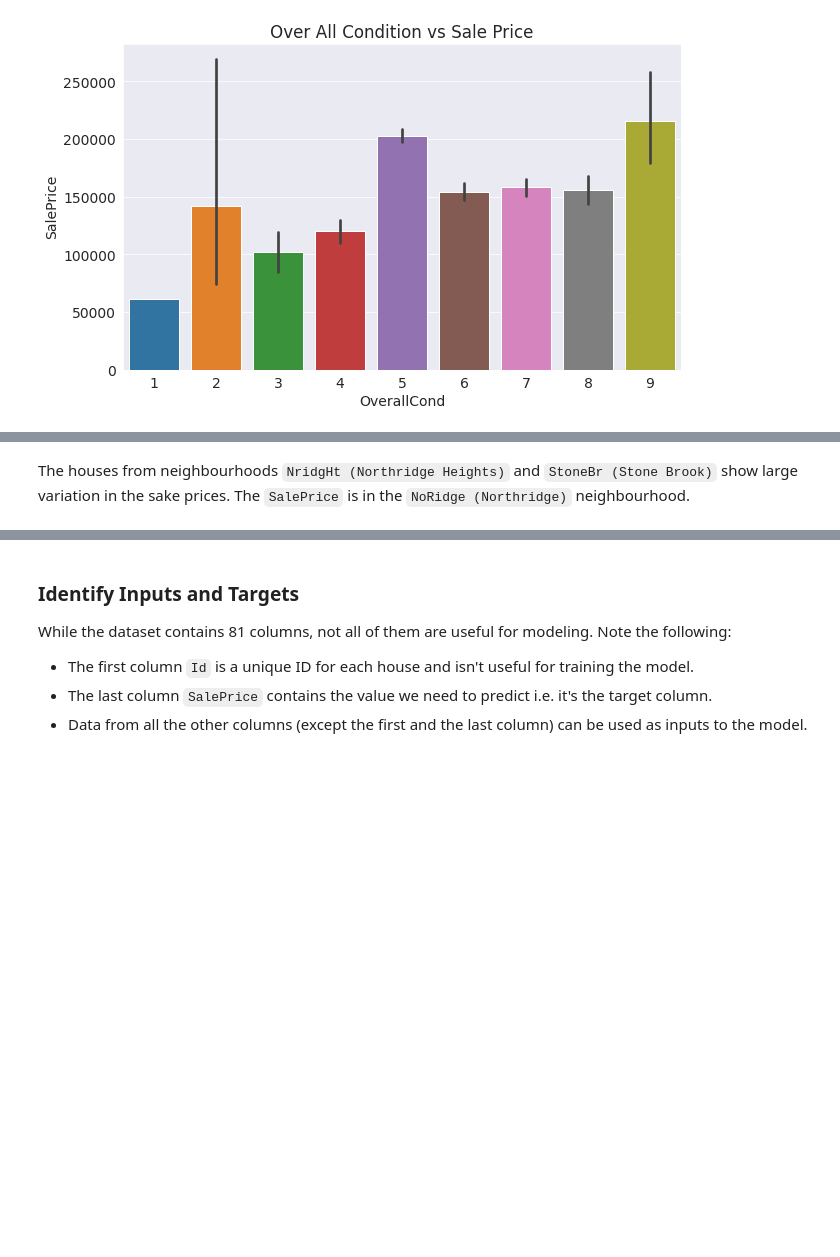
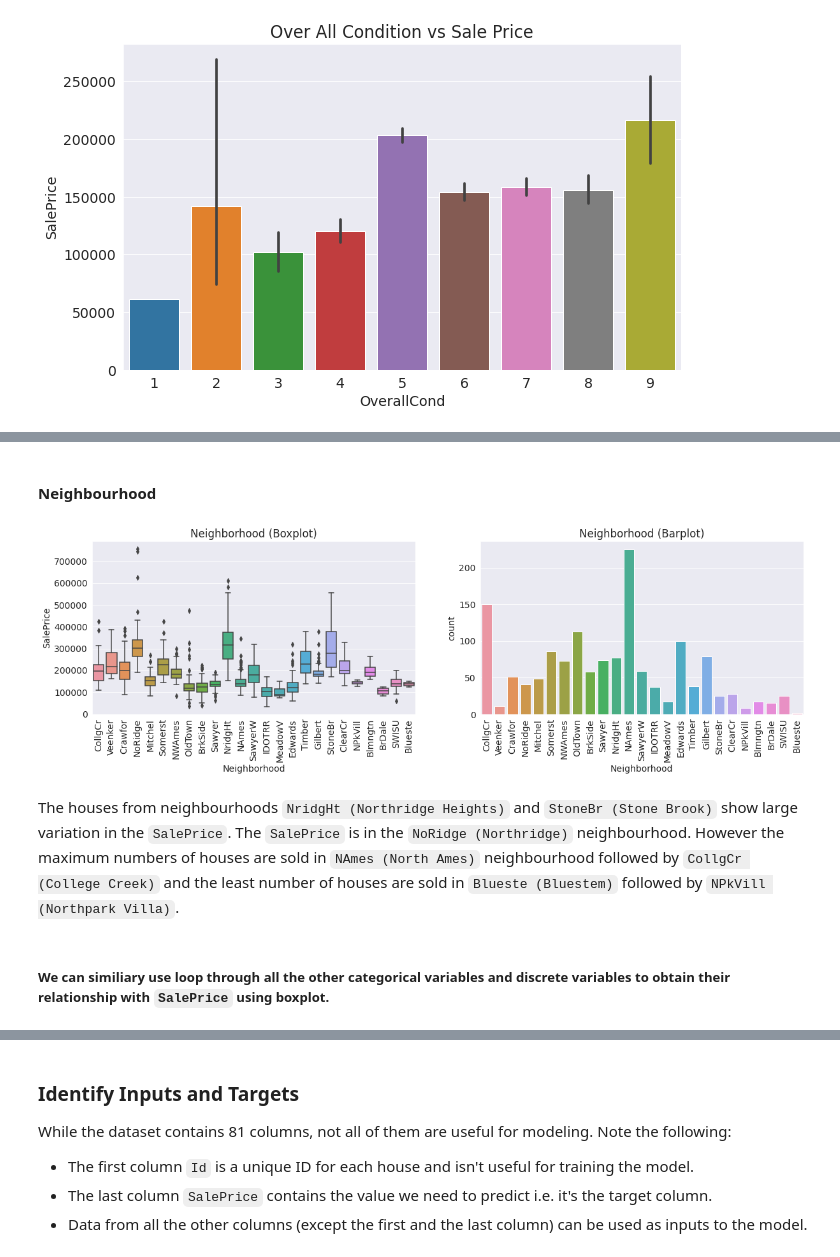
Before and after one commit to prasadposture/House-Prices---Advanced-Regression-Techniques, a Jupyter notebook: House Price Predictions.ipynb, the cells around one changed output, grey strips where cells are left out. Saved outputs shown, nothing was run; the diff lists cells and outputs as text; code cells hidden in the pictures; blank space fills up the shorter version.

```diff
--- a/House Price Predictions.ipynb
+++ b/House Price Predictions.ipynb
@@ -145,2 +144,16 @@ plt.title('Sales Price vs Neighbourhood');
+# %% [markdown]
+#### Neighbourhood
+# %%
+fig, axes = plt.subplots(1,2, figsize=(20, 5))
+axes[0].set_title('Neighborhood (Boxplot)')
+axes[0].set_xticklabels(labels=prices_df['Neighborhood'].unique().tolist(),rotation=90)
+sns.boxplot(y=prices_df['SalePrice'], x=prices_df['Neighborhood'], ax=axes[0])
+axes[1].set_title('Neighborhood (Barplot)')
+sns.countplot(x=prices_df['Neighborhood'], ax=axes[1])
+plt.xticks(rotation=90);
+# %% [output]
+[figure, added]
 # %% [markdown]
-The houses from neighbourhoods `NridgHt (Northridge Heights)` and `StoneBr (Stone Brook)` show large variation in the sake prices. The `SalePrice` is in the `NoRidge (Northridge)` neighbourhood.
+The houses from neighbourhoods `NridgHt (Northridge Heights)` and `StoneBr (Stone Brook)` show large variation in the `SalePrice`. The `SalePrice` is in the `NoRidge (Northridge)` neighbourhood. However the maximum numbers of houses are sold in `NAmes (North Ames)` neighbourhood followed by `CollgCr (College Creek)` and the least number of houses are sold in `Blueste (Bluestem)` followed by `NPkVill (Northpark Villa)`.
+# %% [markdown]
+##### We can similiary use loop through all the other categorical variables and discrete variables to obtain their relationship with `SalePrice` using boxplot.
```
Also changed, not shown: parts of 109 cells of this notebook.
